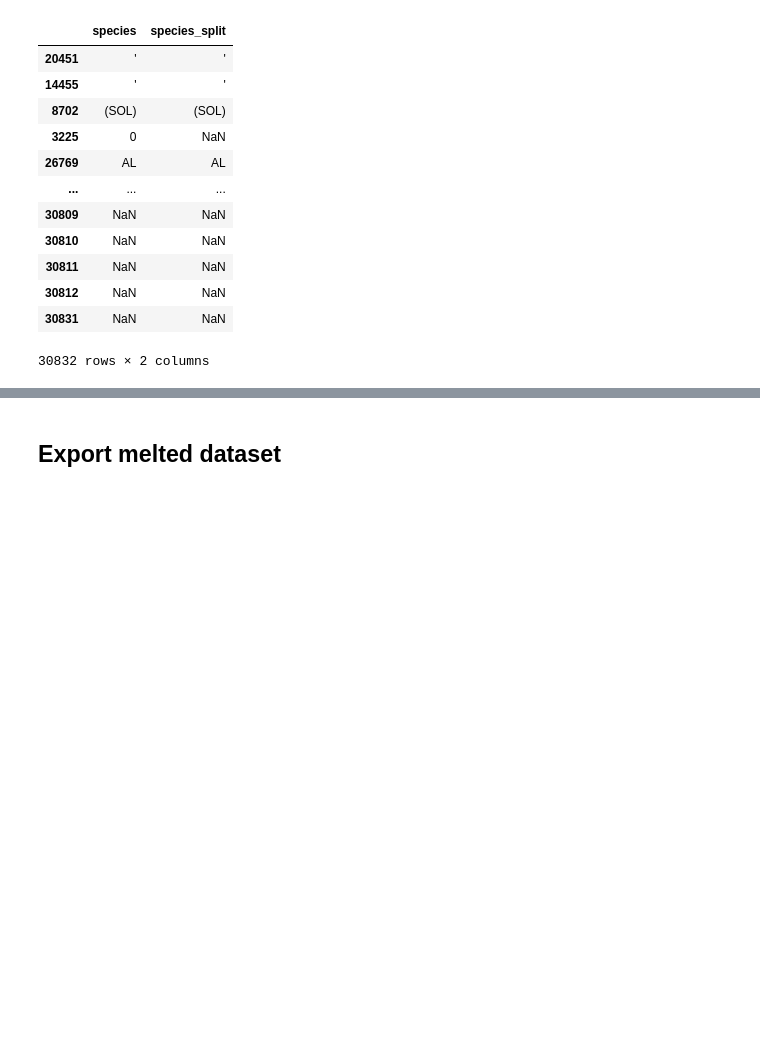
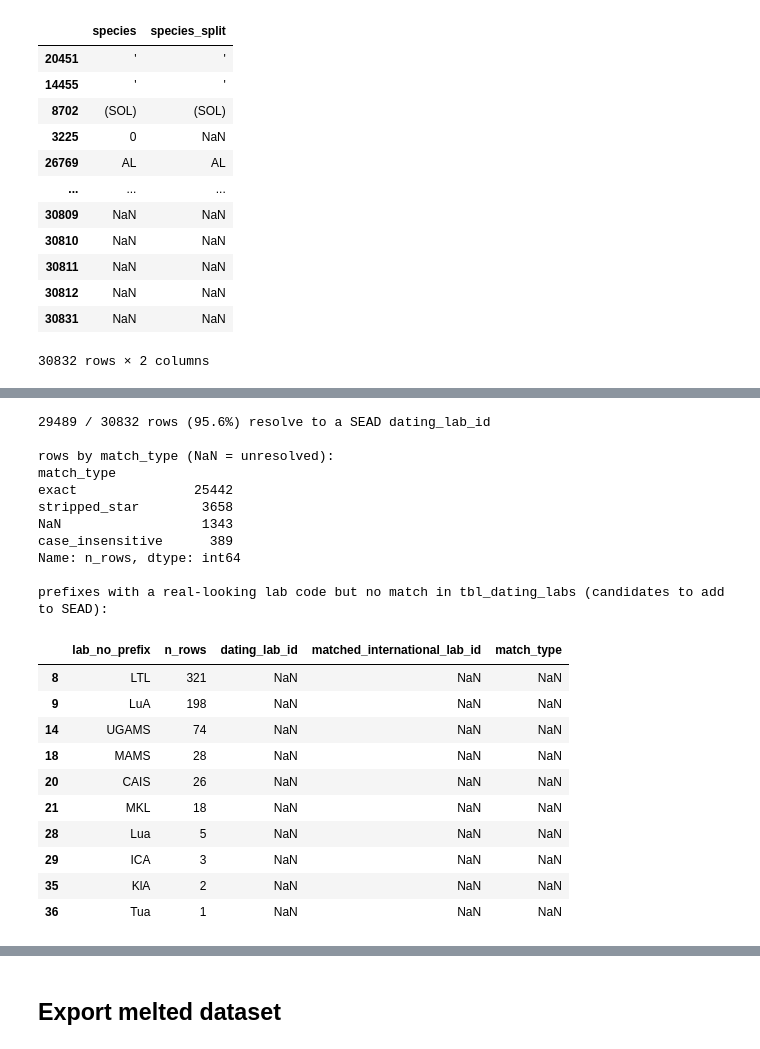
Before and after one commit to Br1CM/sead_strucke_data_cleaning, a Jupyter notebook: notebooks/explore.ipynb, the cells around one changed output, grey strips where cells are left out. Drawn from its saved outputs; the diff is of its cells as text; code cells hidden in the pictures; blank space fills up the shorter version.

```diff
--- a/notebooks/explore.ipynb
+++ b/notebooks/explore.ipynb
@@ -728,0 +855,34 @@ df[['species', 'species_split']].sort_values('species')
+# %%
+matched_mask = prefix_matches["dating_lab_id"].notna()
+by_type = prefix_matches.groupby("match_type", dropna=False)["n_rows"].sum().sort_values(ascending=False)
+total_matched = prefix_matches.loc[matched_mask, "n_rows"].sum()
+print(f"{total_matched} / {len(df)} rows ({total_matched / len(df):.1%}) resolve to a SEAD dating_lab_id")
+print()
+print("rows by match_type (NaN = unresolved):")
+print(by_type)
+print()
+print("prefixes with a real-looking lab code but no match in tbl_dating_labs (candidates to add to SEAD):")
+prefix_matches[prefix_matches["lab_no_prefix"].notna() & ~matched_mask].sort_values("n_rows", ascending=False)
+# %% [output]
+29489 / 30832 rows (95.6%) resolve to a SEAD dating_lab_id
+
+rows by match_type (NaN = unresolved):
+match_type
+exact               25442
+stripped_star        3658
+NaN                  1343
+case_insensitive      389
+Name: n_rows, dtype: int64
+
+prefixes with a real-looking lab code but no match in tbl_dating_labs (candidates to add to SEAD):
+|  | lab_no_prefix | n_rows | dating_lab_id | matched_international_lab_id | match_type |
+| 8 | LTL | 321 | NaN | NaN | NaN |
+| 9 | LuA | 198 | NaN | NaN | NaN |
+| 14 | UGAMS | 74 | NaN | NaN | NaN |
+| 18 | MAMS | 28 | NaN | NaN | NaN |
+| 20 | CAIS | 26 | NaN | NaN | NaN |
+| 21 | MKL | 18 | NaN | NaN | NaN |
+| 28 | Lua | 5 | NaN | NaN | NaN |
+| 29 | ICA | 3 | NaN | NaN | NaN |
+| 35 | KlA | 2 | NaN | NaN | NaN |
+| 36 | Tua | 1 | NaN | NaN | NaN |
```
Also changed, not shown: parts of 9 cells of this notebook.
